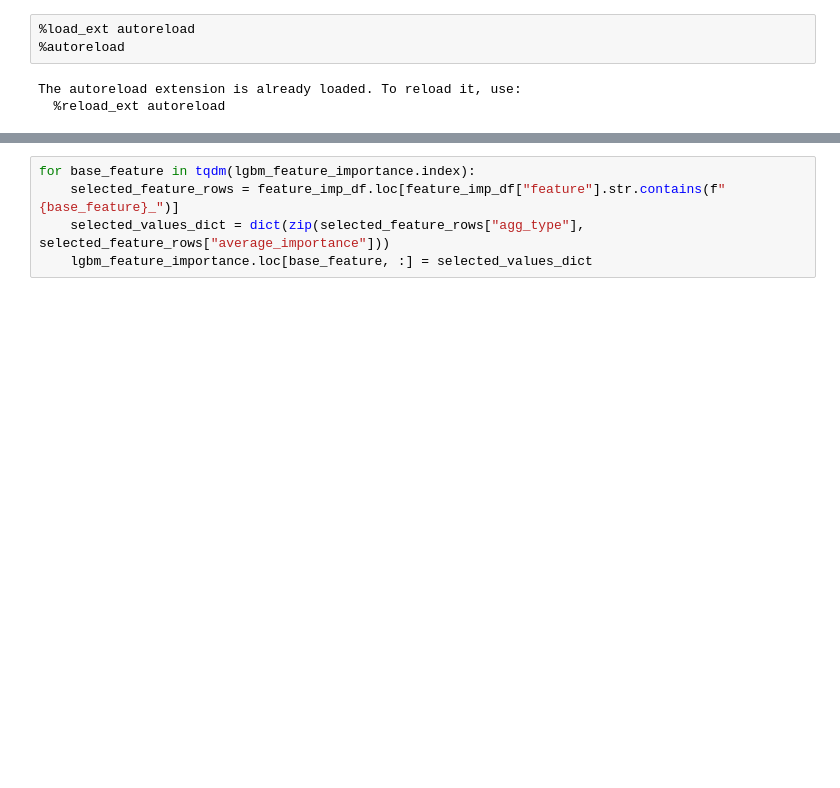
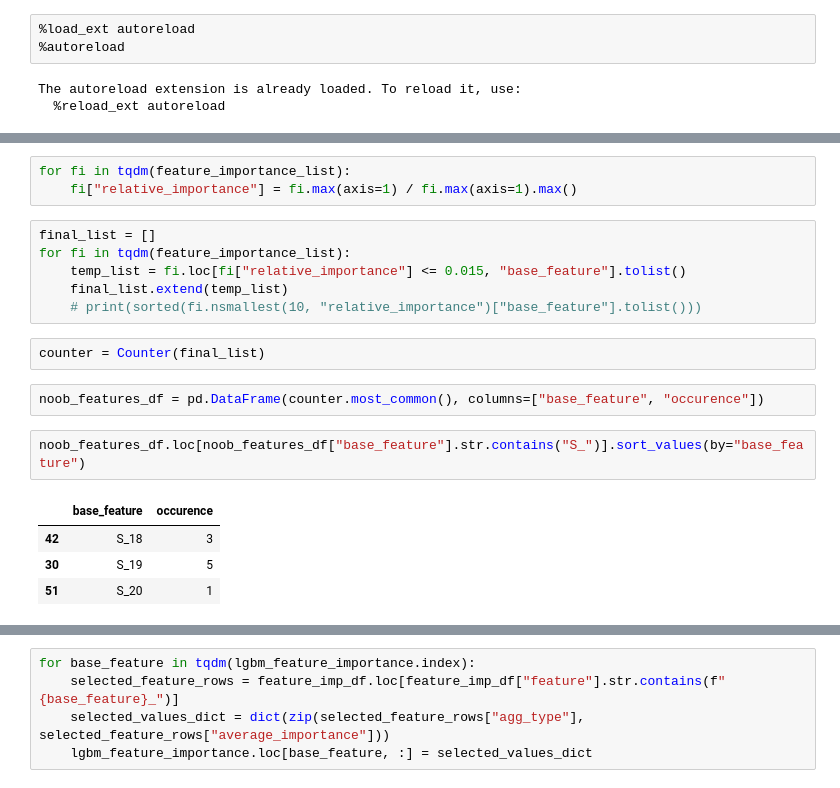
Before and after one commit to waikey-lee/kaggle-amex, a Jupyter notebook: notebooks/evaluation.ipynb, the cells around one changed output, grey strips where cells are left out. Drawn from its saved outputs; the diff is of its cells as text; blank space fills up the shorter version.

```diff
--- a/notebooks/evaluation.ipynb
+++ b/notebooks/evaluation.ipynb
@@ -102,0 +65,20 @@ feature_imp_df.loc[feature_imp_df["agg_type"] == ""]
+# %%
+for fi in tqdm(feature_importance_list):
+    fi["relative_importance"] = fi.max(axis=1) / fi.max(axis=1).max()
+# %%
+final_list = []
+for fi in tqdm(feature_importance_list):
+    temp_list = fi.loc[fi["relative_importance"] <= 0.015, "base_feature"].tolist()
+    final_list.extend(temp_list)
+    # print(sorted(fi.nsmallest(10, "relative_importance")["base_feature"].tolist()))
+# %%
+counter = Counter(final_list)
+# %%
+noob_features_df = pd.DataFrame(counter.most_common(), columns=["base_feature", "occurence"])
+# %%
+noob_features_df.loc[noob_features_df["base_feature"].str.contains("S_")].sort_values(by="base_feature")
+# %% [output]
+|  | base_feature | occurence |
+| 42 | S_18 | 3 |
+| 30 | S_19 | 5 |
+| 51 | S_20 | 1 |
```
Also changed, not shown: parts of 23 cells of this notebook, 3 other files.
